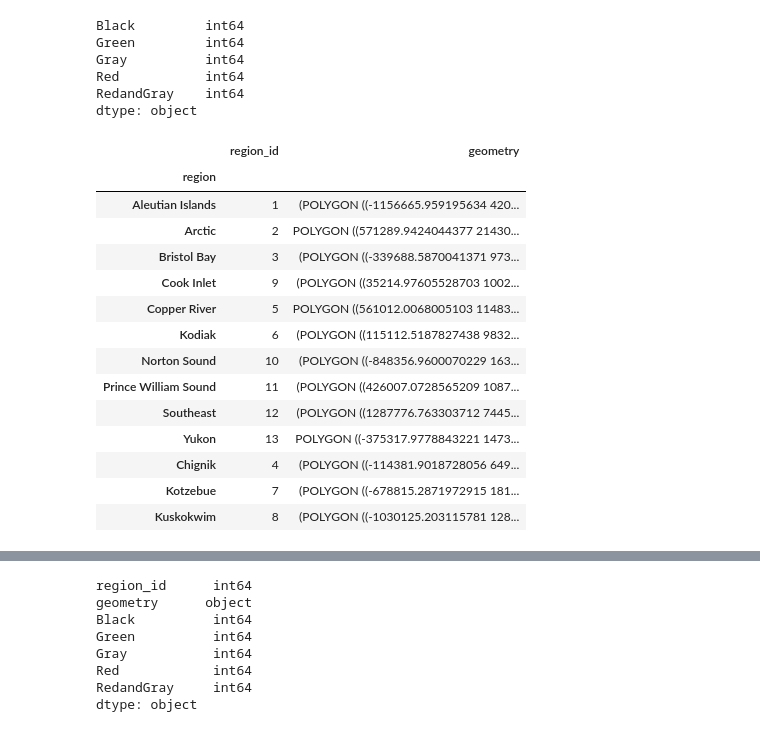
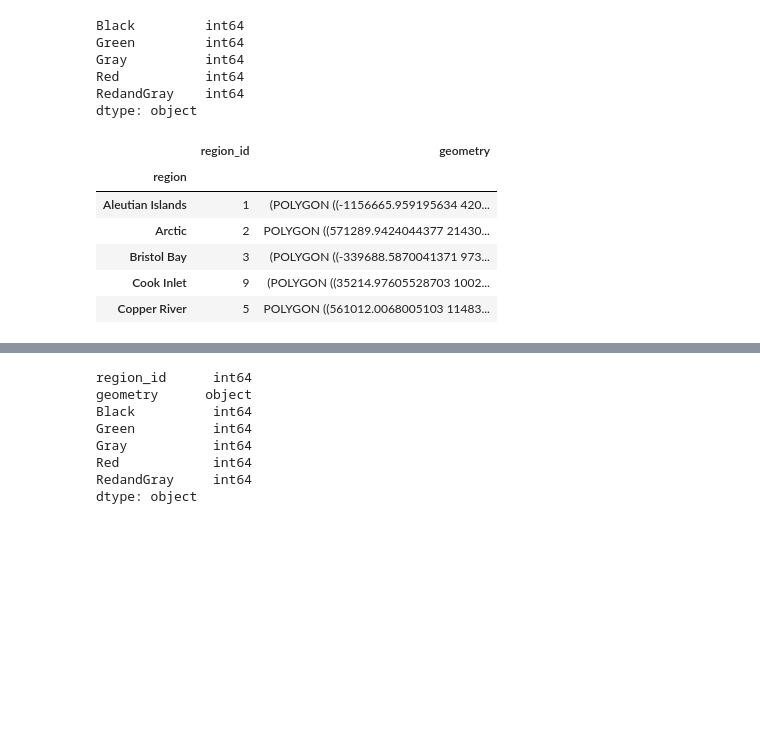
Before and after one commit to mariejohnson/spatial_analysis, a Jupyter notebook: fish_passage.ipynb, the cells around one changed output, grey strips where cells are left out. Cells and saved outputs as stored; diff of their text form; code cells hidden in the pictures; blank space fills up the shorter version.

```diff
--- a/fish_passage.ipynb
+++ b/fish_passage.ipynb
@@ -141,22 +115,14 @@ Red           int64
 RedandGray    int64
 dtype: object
 # %%
-sf_minuscolors = semifinal_df.drop(columns=['Black', 'Green', 'Gray', 'Red', 'RedandGray'])
-sf_minuscolors
+sf_nocolors = semifinal_df.drop(columns=['Black', 'Green', 'Gray', 'Red', 'RedandGray'])
+sf_nocolors.head()
 # %% [output]
 |  | region_id | geometry |
 | region |  |  |
 | Aleutian Islands | 1 | (POLYGON ((-1156665.959195634 420... |
 | Arctic | 2 | POLYGON ((571289.9424044377 21430... |
 | Bristol Bay | 3 | (POLYGON ((-339688.5870041371 973... |
 | Cook Inlet | 9 | (POLYGON ((35214.97605528703 1002... |
 | Copper River | 5 | POLYGON ((561012.0068005103 11483... |
-| Kodiak | 6 | (POLYGON ((115112.5187827438 9832... |
-| Norton Sound | 10 | (POLYGON ((-848356.9600070229 163... |
-| Prince William Sound | 11 | (POLYGON ((426007.0728565209 1087... |
-| Southeast | 12 | (POLYGON ((1287776.763303712 7445... |
-| Yukon | 13 | POLYGON ((-375317.9778843221 1473... |
-| Chignik | 4 | (POLYGON ((-114381.9018728056 649... |
-| Kotzebue | 7 | (POLYGON ((-678815.2871972915 181... |
-| Kuskokwim | 8 | (POLYGON ((-1030125.203115781 128... |
 # %%
```
Also changed, not shown: parts of 7 cells of this notebook.
